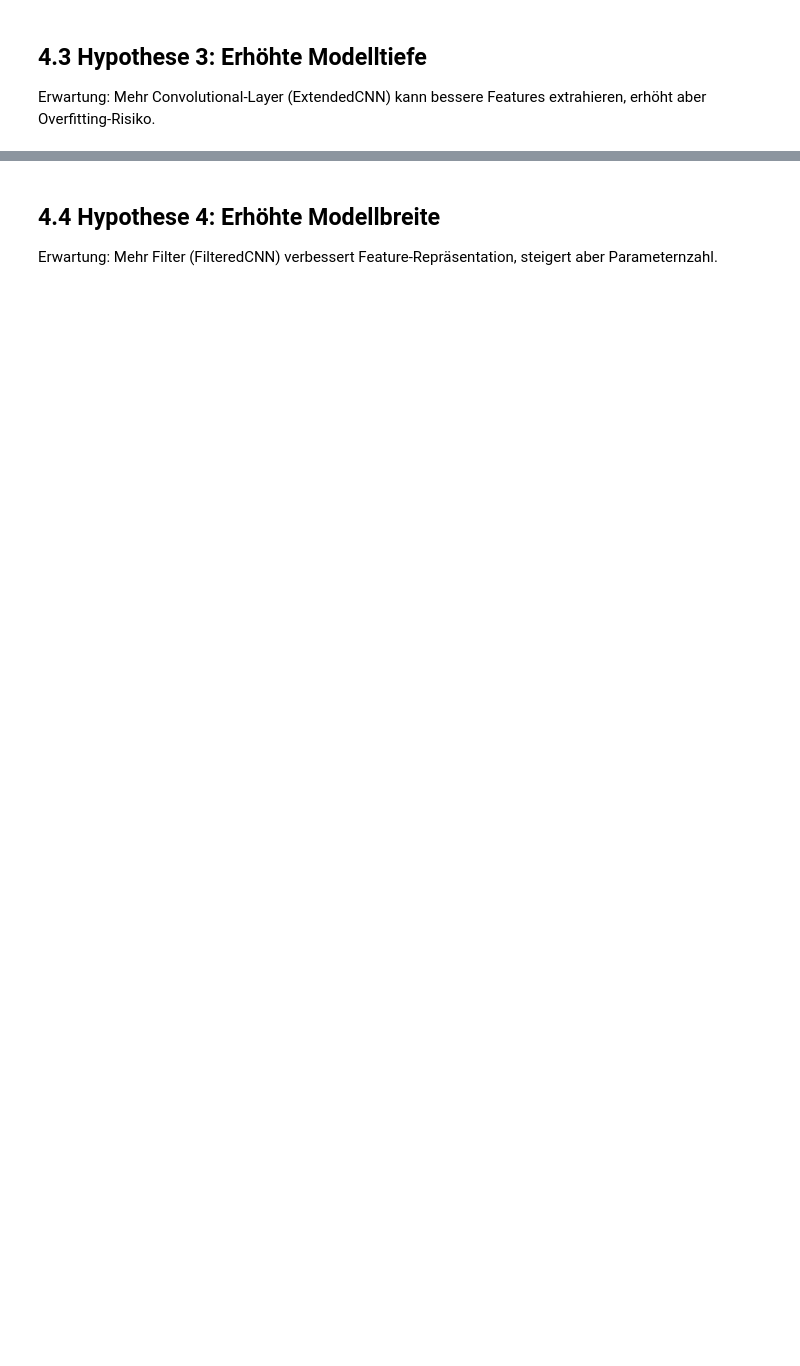
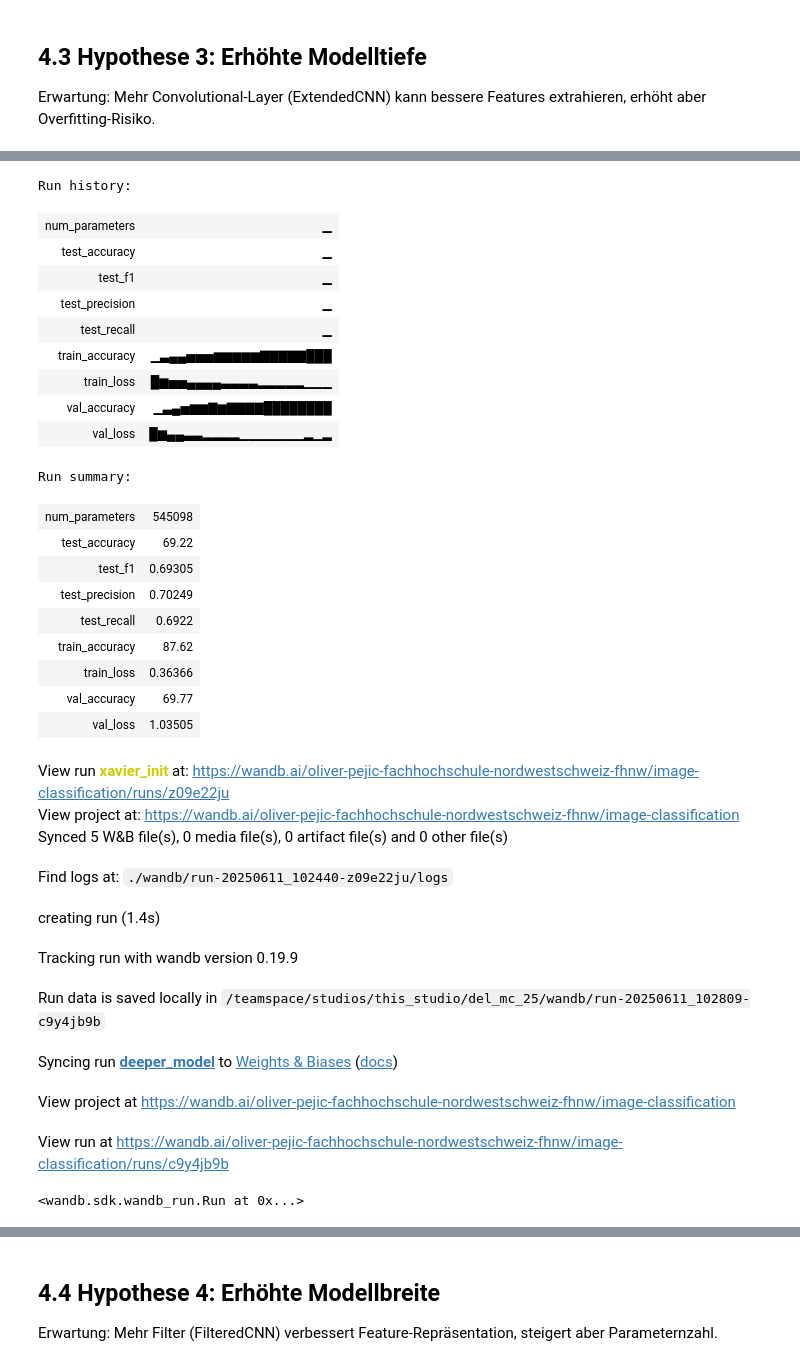
Before and after one commit to Kroli99/del_mc_25, a Jupyter notebook: del_mc_25.ipynb, the cells around one changed output, grey strips where cells are left out. Drawn from its saved outputs; the diff is of its cells as text; code cells hidden in the pictures; blank space fills up the shorter version.

```diff
--- a/del_mc_25.ipynb
+++ b/del_mc_25.ipynb
@@ -619,10 +808,11 @@ class ExtendedCNN(nn.Module):
 # %%
 wandb.init(
     project=project_name,
-    name="hypothesis3_deeper_model",
+    name="deeper_model",
     config={"hypothesis": "deeper_model",
             "model": "ExtendedCNN",
             "learning_rate": learning_rate,
             "epochs": epochs,
             "batch_size": batch_size}
 )
+# %% [output]
@@ -628,0 +820,31 @@ wandb.init(
+Run history:
+| num_parameters | ▁ |
+| test_accuracy | ▁ |
+| test_f1 | ▁ |
+| test_precision | ▁ |
+| test_recall | ▁ |
+| train_accuracy | ▁▃▄▄▅▅▅▆▆▆▆▆▇▇▇▇▇███ |
+| train_loss | █▆▅▅▄▄▄▄▃▃▃▃▂▂▂▂▂▁▁▁ |
+| val_accuracy | ▁▃▄▅▆▆▇▆▇▇▇▇████████ |
+| val_loss | █▆▄▄▃▃▂▂▂▂▁▁▁▁▁▁▁▂▁▂ |
+Run summary:
+| num_parameters | 545098 |
+| test_accuracy | 69.22 |
+| test_f1 | 0.69305 |
+| test_precision | 0.70249 |
+| test_recall | 0.6922 |
+| train_accuracy | 87.62 |
+| train_loss | 0.36366 |
+| val_accuracy | 69.77 |
+| val_loss | 1.03505 |
+View run xavier_init at: https://wandb.ai/oliver-pejic-fachhochschule-nordwestschweiz-fhnw/image-classification/runs/z09e22ju
+View project at: https://wandb.ai/oliver-pejic-fachhochschule-nordwestschweiz-fhnw/image-classification
+Synced 5 W&B file(s), 0 media file(s), 0 artifact file(s) and 0 other file(s)
+Find logs at: ./wandb/run-20250611_102440-z09e22ju/logs
+creating run (1.4s)
+Tracking run with wandb version 0.19.9
+Run data is saved locally in /teamspace/studios/this_studio/del_mc_25/wandb/run-20250611_102809-c9y4jb9b
+Syncing run deeper_model to Weights & Biases (docs)
+View project at https://wandb.ai/oliver-pejic-fachhochschule-nordwestschweiz-fhnw/image-classification
+View run at https://wandb.ai/oliver-pejic-fachhochschule-nordwestschweiz-fhnw/image-classification/runs/c9y4jb9b
+<wandb.sdk.wandb_run.Run at 0x...>
```
Also changed, not shown: parts of 99 cells of this notebook, 1 other file.
